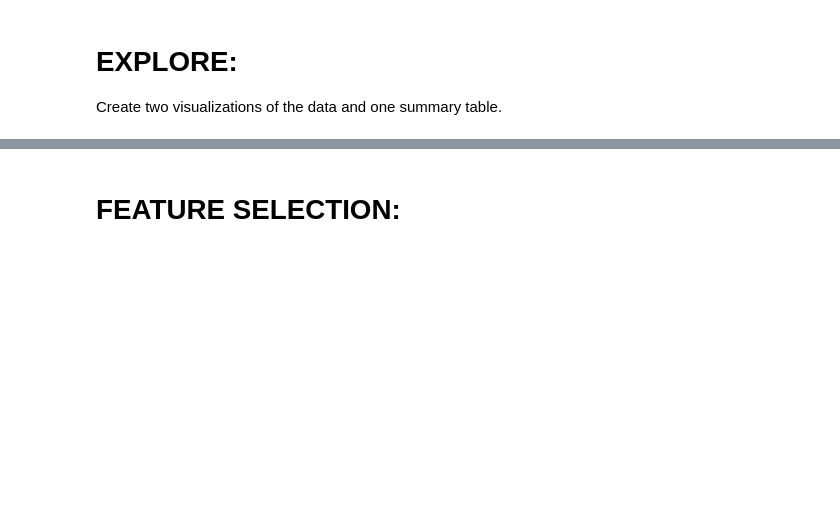
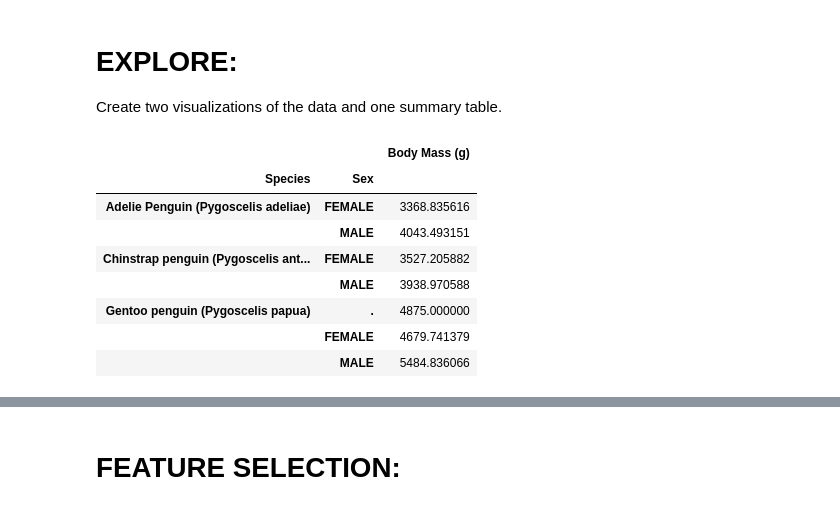
Before and after one commit to lucasf46/lucasf46.github.io, a Jupyter notebook: posts/BlogPost1/BlogPost1-1.ipynb, the cells around one changed output, grey strips where cells are left out. Drawn from its saved outputs; the diff is of its cells as text; code cells hidden in the pictures; blank space fills up the shorter version.

```diff
--- a/posts/BlogPost1/BlogPost1-1.ipynb
+++ b/posts/BlogPost1/BlogPost1-1.ipynb
@@ -53,0 +64,12 @@ Create two visualizations of the data and one summary table.
+# %%
+SumTable
+# %% [output]
+|  |  | Body Mass (g) |
+| Species | Sex |  |
+| Adelie Penguin (Pygoscelis adeliae) | FEMALE | 3368.835616 |
+|  | MALE | 4043.493151 |
+| Chinstrap penguin (Pygoscelis ant... | FEMALE | 3527.205882 |
+|  | MALE | 3938.970588 |
+| Gentoo penguin (Pygoscelis papua) | . | 4875.000000 |
+|  | FEMALE | 4679.741379 |
+|  | MALE | 5484.836066 |
```
Also changed, not shown: parts of 19 cells of this notebook.
